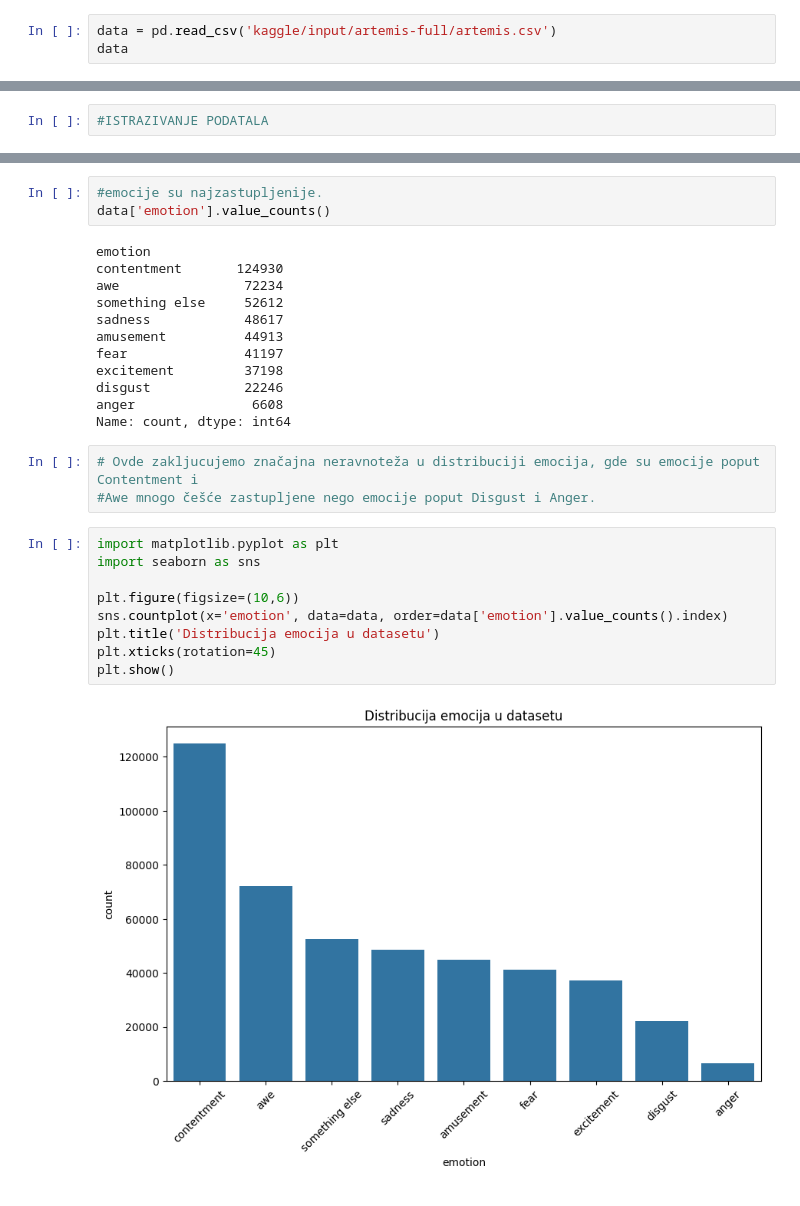
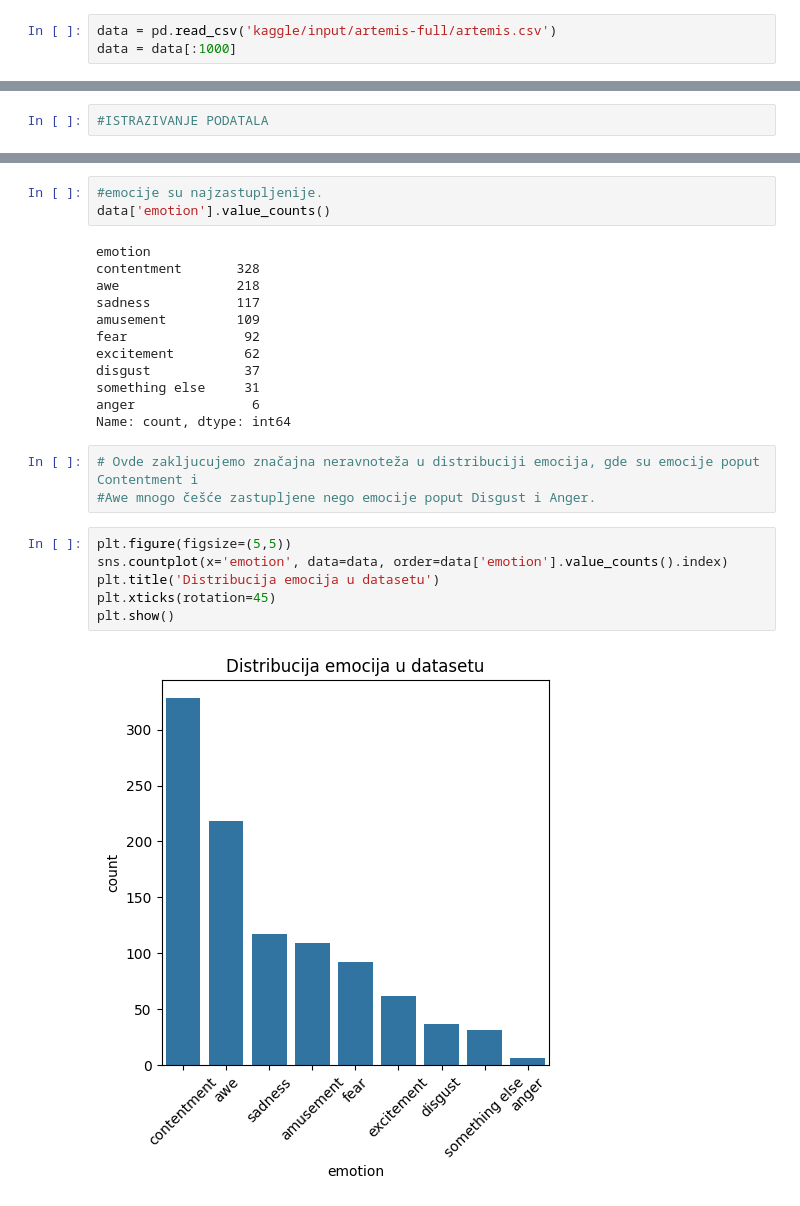
Before and after one commit to aletrailo/ml_matf, a Jupyter notebook: EmocionalnaKlasifikacija.ipynb, the cells around one changed output, grey strips where cells are left out. Drawn from its saved outputs; the diff is of its cells as text.

```diff
--- a/EmocionalnaKlasifikacija.ipynb
+++ b/EmocionalnaKlasifikacija.ipynb
@@ -6,3 +25,3 @@ import matplotlib.image as mpimg
 # %%
 data = pd.read_csv('kaggle/input/artemis-full/artemis.csv')
-data
+data = data[:1000]
@@ -63,27 +85,24 @@ memory usage: 24.1+ MB
 data['emotion'].value_counts()
 # %% [output]
 emotion
-contentment       124930
-awe                72234
-something else     52612
-sadness            48617
-amusement          44913
-fear               41197
-excitement         37198
-disgust            22246
-anger               6608
+contentment       328
+awe               218
+sadness           117
+amusement         109
+fear               92
+excitement         62
+disgust            37
+something else     31
+anger               6
 Name: count, dtype: int64
 # %%
 # Ovde zakljucujemo značajna neravnoteža u distribuciji emocija, gde su emocije poput Contentment i
 #Awe mnogo češće zastupljene nego emocije poput Disgust i Anger.
 # %%
-import matplotlib.pyplot as plt
-import seaborn as sns
-
-plt.figure(figsize=(10,6))
+plt.figure(figsize=(5,5))
 sns.countplot(x='emotion', data=data, order=data['emotion'].value_counts().index)
 plt.title('Distribucija emocija u datasetu')
 plt.xticks(rotation=45)
 plt.show()
 # %% [output]
-[figure, old version]
+[figure, new version]
```
Also changed, not shown: parts of 25 cells of this notebook, 1 other file.
